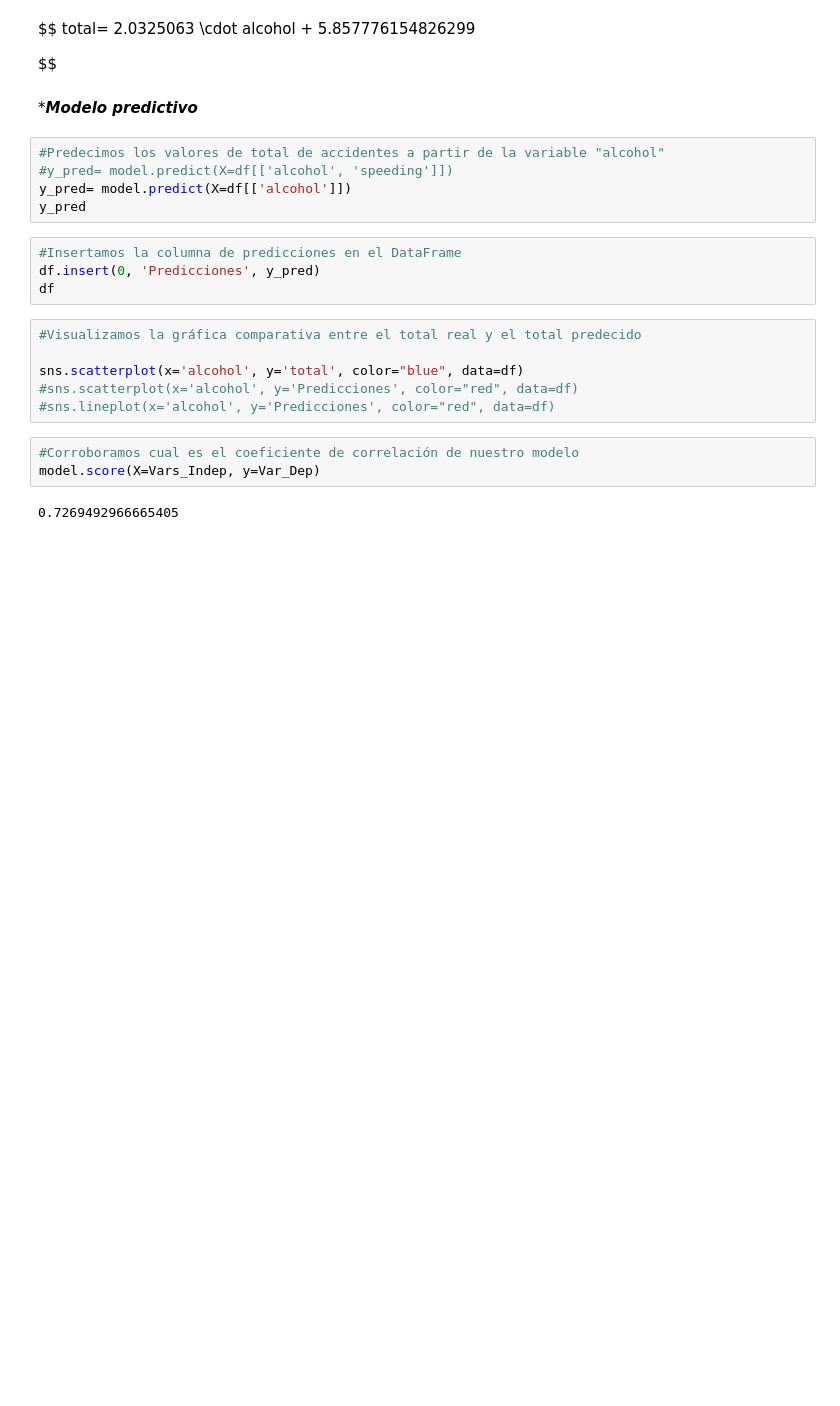
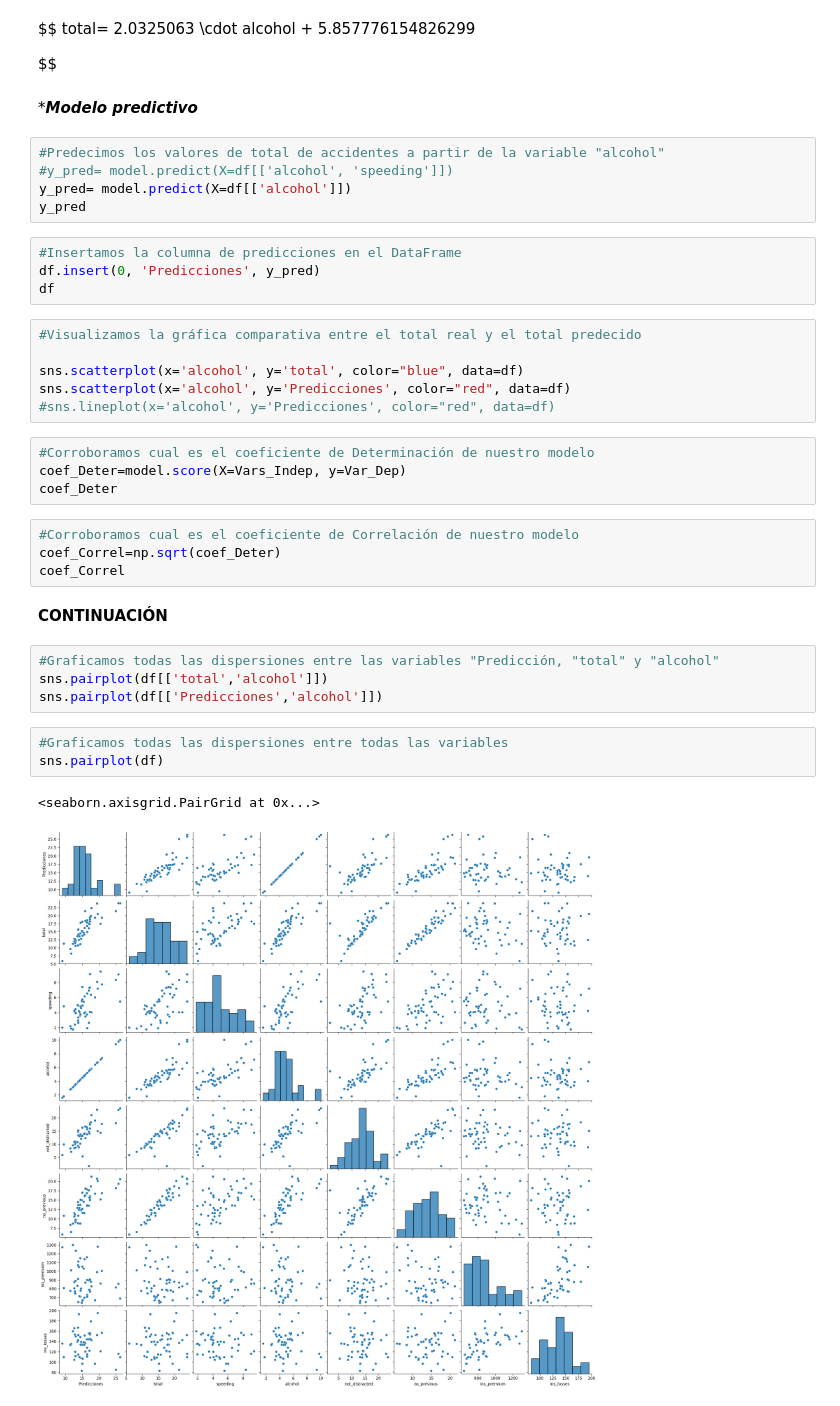
Before and after one commit to freddy-7/TC2003B, a Jupyter notebook: 1 RegresionLineal_sklearn.ipynb, the cells around one changed output. Saved outputs shown, nothing was run; the diff lists cells and outputs as text; blank space fills up the shorter version.

```diff
--- a/1 RegresionLineal_sklearn.ipynb
+++ b/1 RegresionLineal_sklearn.ipynb
@@ -54,10 +53,25 @@ df
 #Visualizamos la gráfica comparativa entre el total real y el total predecido
 
 sns.scatterplot(x='alcohol', y='total', color="blue", data=df)
-#sns.scatterplot(x='alcohol', y='Predicciones', color="red", data=df)
+sns.scatterplot(x='alcohol', y='Predicciones', color="red", data=df)
 #sns.lineplot(x='alcohol', y='Predicciones', color="red", data=df)
 # %%
-#Corroboramos cual es el coeficiente de correlación de nuestro modelo
-model.score(X=Vars_Indep, y=Var_Dep)
+#Corroboramos cual es el coeficiente de Determinación de nuestro modelo
+coef_Deter=model.score(X=Vars_Indep, y=Var_Dep)
+coef_Deter
-# %% [output]
-0.7269492966665405
+# %%
+#Corroboramos cual es el coeficiente de Correlación de nuestro modelo
+coef_Correl=np.sqrt(coef_Deter)
+coef_Correl
+# %% [markdown]
+**************************************CONTINUACIÓN**************************************
+# %%
+#Graficamos todas las dispersiones entre las variables "Predicción, "total" y "alcohol"
+sns.pairplot(df[['total','alcohol']])
+sns.pairplot(df[['Predicciones','alcohol']])
+# %%
+#Graficamos todas las dispersiones entre todas las variables
+sns.pairplot(df)
+# %% [output]
+<seaborn.axisgrid.PairGrid at 0x...>
+[figure, added]
```
Also changed, not shown: parts of 6 cells of this notebook.
